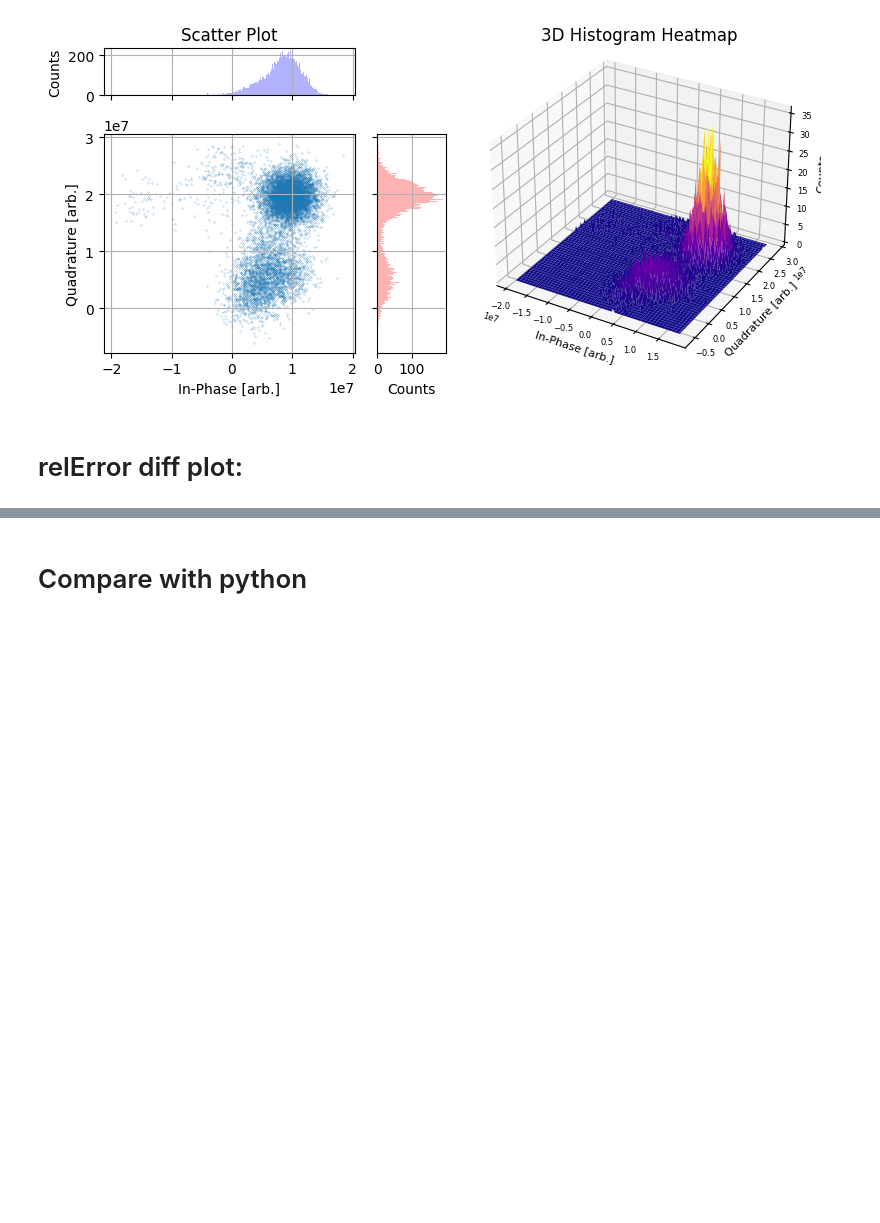
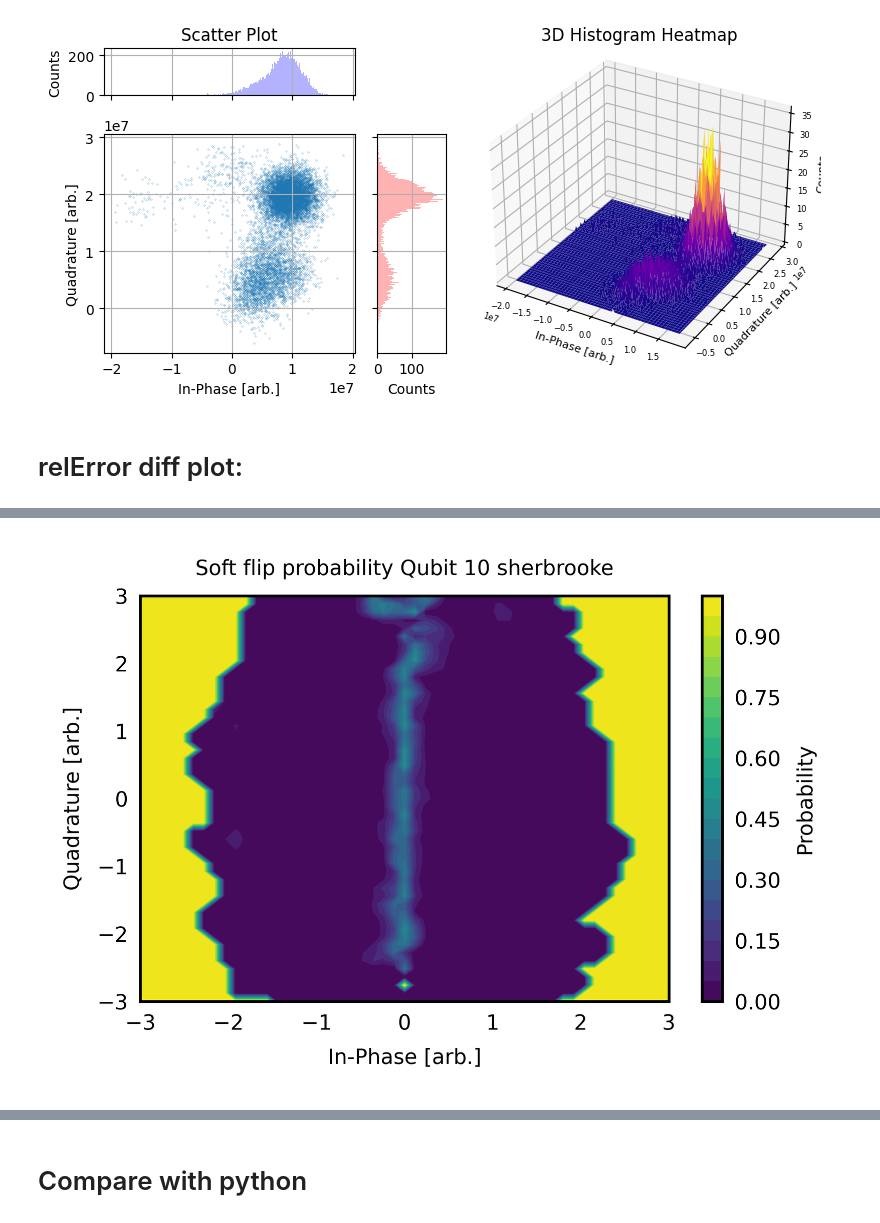
Before and after one commit to quantumjim/soft_information_decoding, a Jupyter notebook: notebooks/C++/cpp_dev/KDE/test_get_KDEs.ipynb, the cells around one changed output, grey strips where cells are left out. Drawn from its saved outputs; the diff is of its cells as text; code cells hidden in the pictures; blank space fills up the shorter version.

```diff
--- a/notebooks/C++/cpp_dev/KDE/test_get_KDEs.ipynb
+++ b/notebooks/C++/cpp_dev/KDE/test_get_KDEs.ipynb
@@ -203,0 +177,91 @@ KeyError: 126
+# %%
+def plot_density_contour(density, qubit_idx, state, num_points, num_std, levels=20):
+    FIGURE_WIDTH_1COL = 3.404  # For PRX style, change for according to journal
+    FIGURE_WIDTH_2COL = 7.057  # For PRX style, change for according to journal
+    FIGURE_HEIGHT_1COL_GR = FIGURE_WIDTH_1COL*2/(1 + np.sqrt(5))
+    FIGURE_HEIGHT_2COL_GR = FIGURE_WIDTH_2COL*2/(1 + np.sqrt(5))
+
+    font_size = 6 # For PRX style, change for according to journal
+
+    plt.rcParams.update({
+        'font.size'           : font_size,
+        'figure.titlesize'    : 'medium',
+        'figure.dpi'          : 1000,
+        'figure.figsize'      : (FIGURE_WIDTH_1COL, FIGURE_HEIGHT_1COL_GR),
+        'axes.titlesize'      : 'medium',
+        'axes.axisbelow'      : True,
+        'xtick.direction'     : 'in',
+        'xtick.labelsize'     : 'small',
+        'ytick.direction'     : 'in',
+        'ytick.labelsize'     : 'small',
+        'image.interpolation' : 'none',
+        'legend.fontsize'     : font_size,
+        'axes.labelsize'      : font_size,
+        'axes.titlesize'      : font_size,
+        'xtick.labelsize'     : font_size,
+        'ytick.labelsize'     : font_size,
+    })
+
+
+    plt.rcParams.update({'font.family':'sans-serif'})
+
+    density_reshaped = np.reshape(density, (num_points, num_points)).transpose()
+    x = np.linspace(-num_std, num_std, num_points)
+    y = np.linspace(-num_std, num_std, num_points)
+    X, Y = np.meshgrid(x, y)
+
+    plt.figure()
+    plt.contourf(X, Y, density_reshaped, levels=levels, cmap='viridis')  # Use plt.contour for non-filled
+    plt.colorbar(label='Probability')
+    plt.title(state)
+    plt.xlabel('In-Phase [arb.]')
+    plt.ylabel('Quadrature [arb.]')
+    plt.show()
+
+qubit = 10
+logical = 1
+
+density_relError_1 = grid_dict_relErr_1[qubit][logical]
+# density_relError_none = grid_dict_relErr_None[qubit][logical]
+
+
+L_relErr_1 =[]
+for d1, d0 in zip(grid_dict_relErr_1[qubit][1], grid_dict_relErr_1[qubit][0]):
+    L_relErr_1.append(-np.log(min(d1, d0)/(max(d1, d0)+1e-8)+1e-8))
+L_relErr_1 = np.array(L_relErr_1)
+
+# L_relErr_none =[]
+# for d1, d0 in zip(grid_dict_relErr_None[qubit][1], grid_dict_relErr_None[qubit][0]):
+#     L_relErr_none.append(-np.log(min(d1, d0)/(max(d1, d0)+1e-8)+1e-8))
+# L_relErr_none = np.array(L_relErr_none)
+# L_relErr_1 = grid_dict_relErr_1[qubit][1]/(grid_dict_relErr_1[qubit][0]+1e-8)
+# L_relErr_none = grid_dict_relErr_None[qubit][1]/(grid_dict_relErr_None[qubit][0]+1e-8)
+
+L_relErr_1 =[]
+for d1, d0 in zip(grid_dict_relErr_1[qubit][1], grid_dict_relErr_1[qubit][0]):
+    p_soft = 1 / ( 1 + max(d1, d0)/(min(d1, d0)+1e-8))
+    L_relErr_1.append(p_soft)
+L_relErr_1 = np.array(L_relErr_1)
+
+# L_relErr_none =[]
+# for d1, d0 in zip(grid_dict_relErr_None[qubit][1], grid_dict_relErr_None[qubit][0]):
+#     p_soft = 1 / ( 1 + max(d1, d0)/(min(d1, d0)+1e-8))
+#     L_relErr_none.append(p_soft)
+# L_relErr_none = np.array(L_relErr_none)
+
+
+plot_density_contour(L_relErr_1, qubit, state=f'Soft flip probability Qubit {qubit} sherbrooke', num_points=num_points, num_std=num_std, levels=20)
+# plot_density_contour(L_relErr_none, qubit, state='p_soft relError = None', num_points=num_points, num_std=num_std, levels=20)
+
+# plot_density_contour((L_relErr_1-L_relErr_none), qubit, state='absolute error between p_softs', num_points=num_points, num_std=num_std)
+# plot_density_contour((L_relErr_1-L_relErr_none)/(L_relErr_1/2+L_relErr_none/2 + 1e-8), qubit, state='relativ error between p_softs', num_points=num_points, num_std=num_std)
+
+
+
+
+
+plot_density_contour(density_relError_1, qubit, state='0 relError 1', num_points=num_points, num_std=num_std)
+# plot_density_contour(density_relError_none, qubit, state='0 relError None', num_points=num_points, num_std=num_std)
+# plot_density_contour((density_relError_1-density_relError_none)/(density_relError_1/2 + density_relError_none/2+1e-8), qubit, state='relative diff', num_points=num_points, num_std=num_std)
+# %% [output]
+[figure, added]
```
Also changed, not shown: parts of 7 cells of this notebook, 2 other files.
